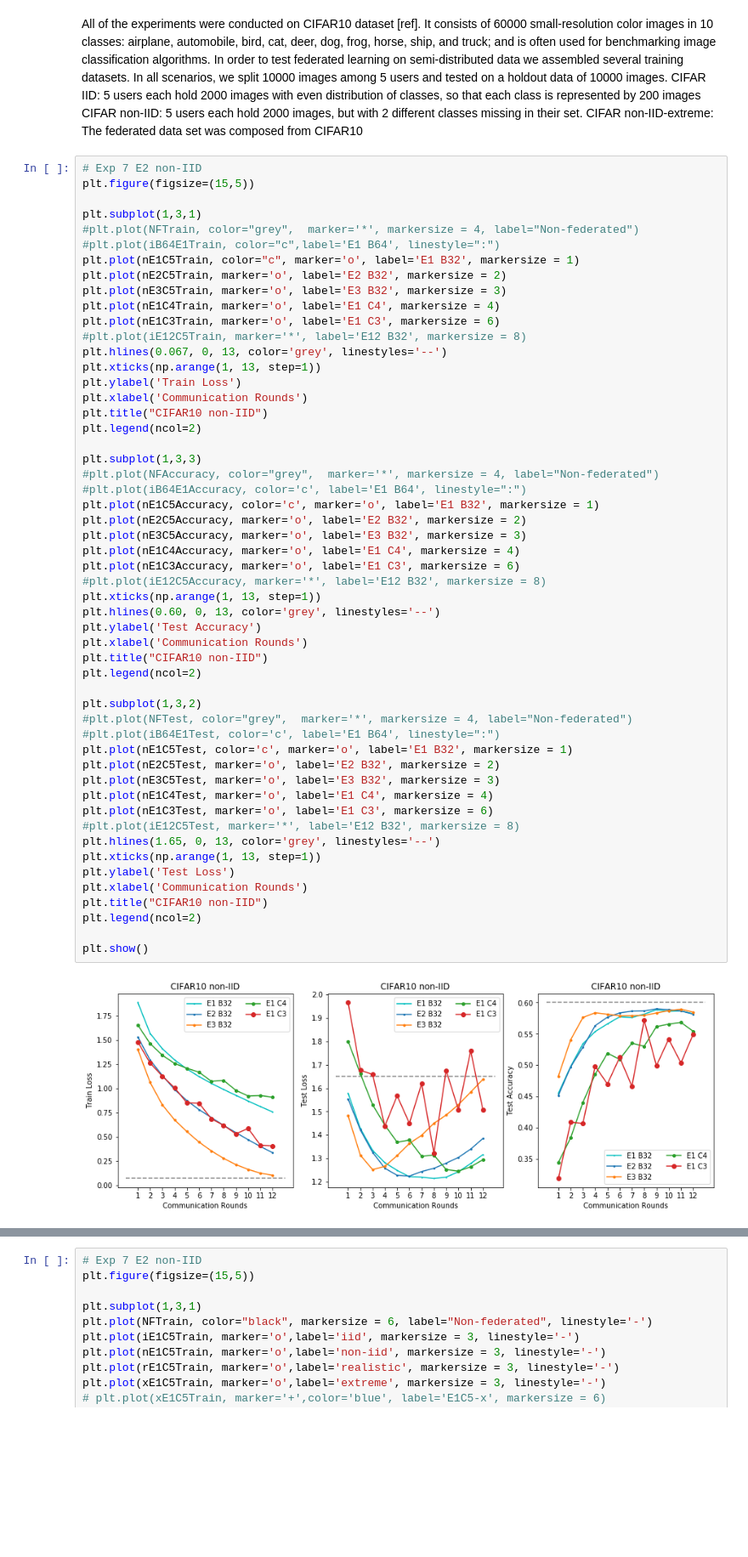
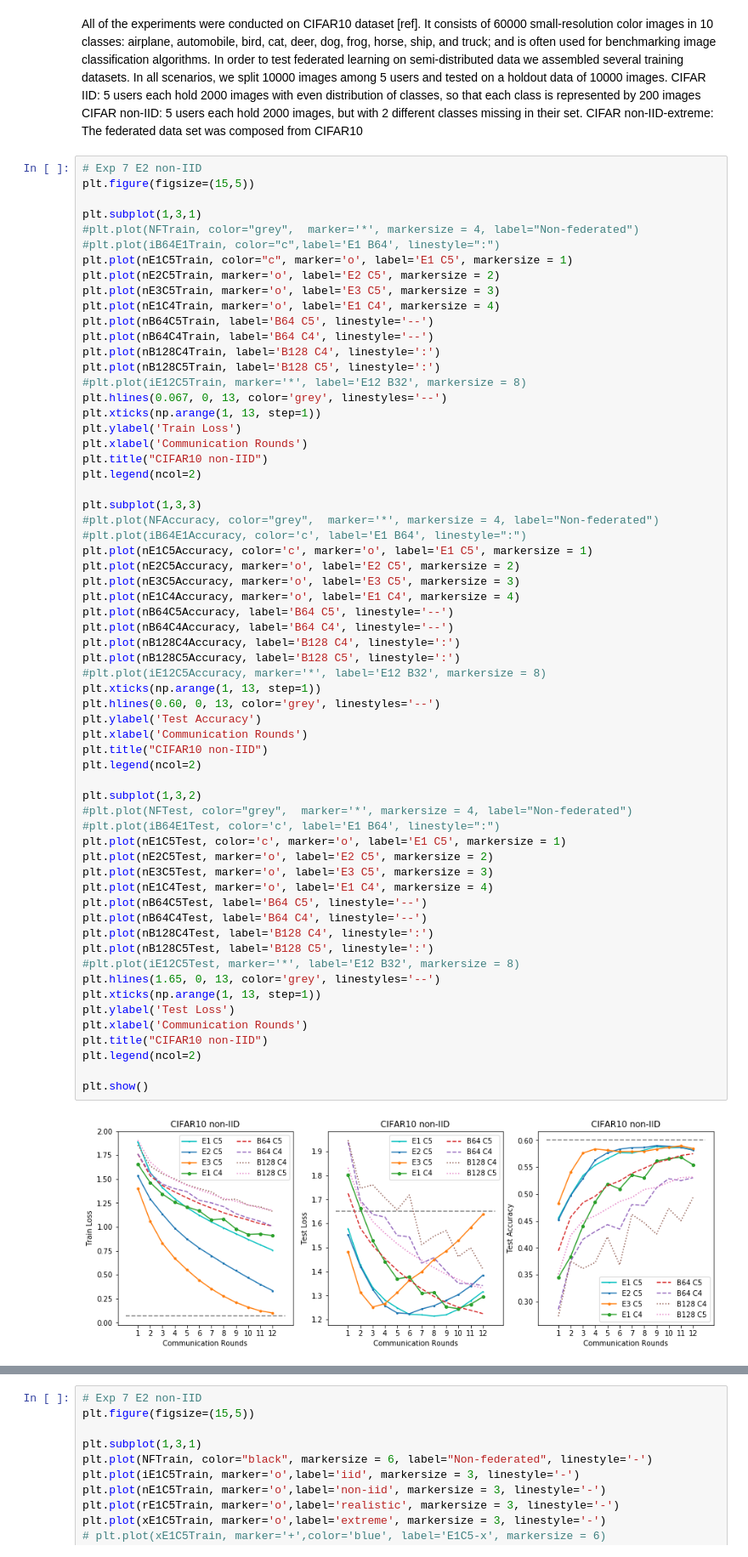
Before and after one commit to abogdanova/FedMed, a Jupyter notebook: Experiments.ipynb, the cells around one changed output, grey strips where cells are left out. Shown at 85% size. Saved outputs shown, nothing was run; the diff lists cells and outputs as text; blank space fills up the shorter version.

```diff
--- a/Experiments.ipynb
+++ b/Experiments.ipynb
@@ -105,11 +105,14 @@ plt.figure(figsize=(15,5))
 plt.subplot(1,3,1)
 #plt.plot(NFTrain, color="grey",  marker='*', markersize = 4, label="Non-federated")
 #plt.plot(iB64E1Train, color="c",label='E1 B64', linestyle=":")
-plt.plot(nE1C5Train, color="c", marker='o', label='E1 B32', markersize = 1)
-plt.plot(nE2C5Train, marker='o', label='E2 B32', markersize = 2)
-plt.plot(nE3C5Train, marker='o', label='E3 B32', markersize = 3)
+plt.plot(nE1C5Train, color="c", marker='o', label='E1 C5', markersize = 1)
+plt.plot(nE2C5Train, marker='o', label='E2 C5', markersize = 2)
+plt.plot(nE3C5Train, marker='o', label='E3 C5', markersize = 3)
 plt.plot(nE1C4Train, marker='o', label='E1 C4', markersize = 4)
-plt.plot(nE1C3Train, marker='o', label='E1 C3', markersize = 6)
+plt.plot(nB64C5Train, label='B64 C5', linestyle='--')
+plt.plot(nB64C4Train, label='B64 C4', linestyle='--')
+plt.plot(nB128C4Train, label='B128 C4', linestyle=':')
+plt.plot(nB128C5Train, label='B128 C5', linestyle=':')
 #plt.plot(iE12C5Train, marker='*', label='E12 B32', markersize = 8)
 plt.hlines(0.067, 0, 13, color='grey', linestyles='--')
 plt.xticks(np.arange(1, 13, step=1))
@@ -117,39 +120,45 @@ plt.ylabel('Train Loss')
 plt.xlabel('Communication Rounds')
 plt.title("CIFAR10 non-IID")
 plt.legend(ncol=2)
 
 plt.subplot(1,3,3)
 #plt.plot(NFAccuracy, color="grey",  marker='*', markersize = 4, label="Non-federated")
 #plt.plot(iB64E1Accuracy, color='c', label='E1 B64', linestyle=":")
-plt.plot(nE1C5Accuracy, color='c', marker='o', label='E1 B32', markersize = 1)
-plt.plot(nE2C5Accuracy, marker='o', label='E2 B32', markersize = 2)
-plt.plot(nE3C5Accuracy, marker='o', label='E3 B32', markersize = 3)
+plt.plot(nE1C5Accuracy, color='c', marker='o', label='E1 C5', markersize = 1)
+plt.plot(nE2C5Accuracy, marker='o', label='E2 C5', markersize = 2)
+plt.plot(nE3C5Accuracy, marker='o', label='E3 C5', markersize = 3)
 plt.plot(nE1C4Accuracy, marker='o', label='E1 C4', markersize = 4)
-plt.plot(nE1C3Accuracy, marker='o', label='E1 C3', markersize = 6)
+plt.plot(nB64C5Accuracy, label='B64 C5', linestyle='--')
+plt.plot(nB64C4Accuracy, label='B64 C4', linestyle='--')
+plt.plot(nB128C4Accuracy, label='B128 C4', linestyle=':')
+plt.plot(nB128C5Accuracy, label='B128 C5', linestyle=':')
 #plt.plot(iE12C5Accuracy, marker='*', label='E12 B32', markersize = 8)
 plt.xticks(np.arange(1, 13, step=1))
 plt.hlines(0.60, 0, 13, color='grey', linestyles='--')
 plt.ylabel('Test Accuracy')
 plt.xlabel('Communication Rounds')
 plt.title("CIFAR10 non-IID")
 plt.legend(ncol=2)
 
 plt.subplot(1,3,2)
 #plt.plot(NFTest, color="grey",  marker='*', markersize = 4, label="Non-federated")
 #plt.plot(iB64E1Test, color='c', label='E1 B64', linestyle=":")
-plt.plot(nE1C5Test, color='c', marker='o', label='E1 B32', markersize = 1)
-plt.plot(nE2C5Test, marker='o', label='E2 B32', markersize = 2)
-plt.plot(nE3C5Test, marker='o', label='E3 B32', markersize = 3)
+plt.plot(nE1C5Test, color='c', marker='o', label='E1 C5', markersize = 1)
+plt.plot(nE2C5Test, marker='o', label='E2 C5', markersize = 2)
+plt.plot(nE3C5Test, marker='o', label='E3 C5', markersize = 3)
 plt.plot(nE1C4Test, marker='o', label='E1 C4', markersize = 4)
-plt.plot(nE1C3Test, marker='o', label='E1 C3', markersize = 6)
+plt.plot(nB64C5Test, label='B64 C5', linestyle='--')
+plt.plot(nB64C4Test, label='B64 C4', linestyle='--')
+plt.plot(nB128C4Test, label='B128 C4', linestyle=':')
+plt.plot(nB128C5Test, label='B128 C5', linestyle=':')
 #plt.plot(iE12C5Test, marker='*', label='E12 B32', markersize = 8)
 plt.hlines(1.65, 0, 13, color='grey', linestyles='--')
 plt.xticks(np.arange(1, 13, step=1))
 plt.ylabel('Test Loss')
 plt.xlabel('Communication Rounds')
 plt.title("CIFAR10 non-IID")
 plt.legend(ncol=2)
 
 plt.show()
 # %% [output]
-[figure, old version]
+[figure, new version]
```
Also changed, not shown: parts of 4 cells of this notebook, 5 other files.
